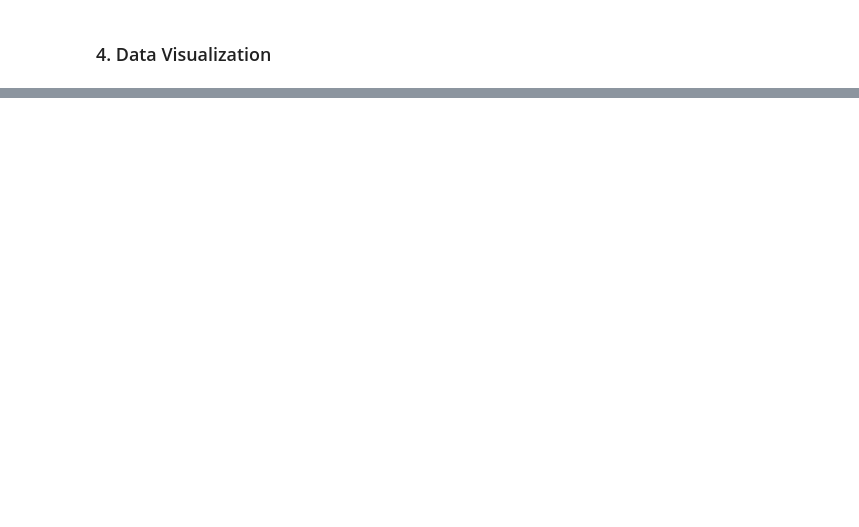
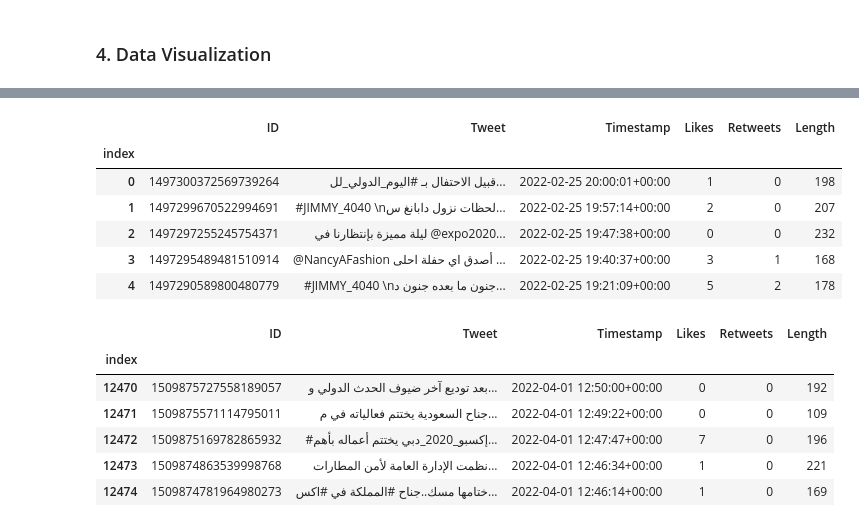
Before and after one commit to dalalbinhumaid/expo-2020-sentiment-analysis, a Jupyter notebook: tweets-collection.ipynb, the cells around one changed output, grey strips where cells are left out. Drawn from its saved outputs; the diff is of its cells as text; code cells hidden in the pictures; blank space fills up the shorter version.

Commit message:
Update on data cleaning

```diff
--- a/tweets-collection.ipynb
+++ b/tweets-collection.ipynb
@@ -160,0 +161,43 @@ plt.show()
+# %%
+tweets1 = pd.read_csv('tweets1.csv')
+tweets2 = pd.read_csv('tweets3.csv')
+tweets3 = pd.read_csv('tweets327.csv')
+tweets4 = pd.read_csv('tweets1439.csv')
+tweets5 = pd.read_csv('tweets526.csv')
+tweets6 = pd.read_csv('tweets546.csv')
+tweets7 = pd.read_csv('tweets129.csv')
+
+
+tweets1 = tweets1.drop(['Unnamed: 0'], axis=1)
+tweets2 = tweets2.drop(['Unnamed: 0'], axis=1)
+tweets3 = tweets3.drop(['index'], axis=1)
+tweets4 = tweets4.drop(['index'], axis=1)
+tweets5 = tweets5.drop(['index'], axis=1)
+tweets6 = tweets6.drop(['index'], axis=1)
+tweets7 = tweets7.drop(['index'], axis=1)
+
+
+frames = [tweets1, tweets2, tweets3, tweets4, tweets5, tweets6, tweets7]
+final_tweets = pd.concat(frames)  # append the data frame to the previous one
+final_tweets.insert(0, 'index', range(0, len(final_tweets)))
+final_tweets = final_tweets.set_index('index')
+
+display(final_tweets.head())
+display(final_tweets.tail())
+
+final_tweets.to_csv('tweets_updated.csv')
+# %% [output]
+|  | ID | Tweet | Timestamp | Likes | Retweets | Length |
+| index |  |  |  |  |  |  |
+| 0 | 1497300372569739264 | قبيل الاحتفال بـ #اليوم_الدولي_لل... | 2022-02-25 20:00:01+00:00 | 1 | 0 | 198 |
+| 1 | 1497299670522994691 | #JIMMY_4040 \nلحظات نزول دابانغ س... | 2022-02-25 19:57:14+00:00 | 2 | 0 | 207 |
+| 2 | 1497297255245754371 | ليلة مميزة بإنتظارنا في @expo2020... | 2022-02-25 19:47:38+00:00 | 0 | 0 | 232 |
+| 3 | 1497295489481510914 | @NancyAFashion أصدق اي حفلة احلى ... | 2022-02-25 19:40:37+00:00 | 3 | 1 | 168 |
+| 4 | 1497290589800480779 | #JIMMY_4040 \nجنون ما بعده جنون د... | 2022-02-25 19:21:09+00:00 | 5 | 2 | 178 |
+|  | ID | Tweet | Timestamp | Likes | Retweets | Length |
+| index |  |  |  |  |  |  |
+| 12470 | 1509875727558189057 | بعد توديع آخر ضيوف الحدث الدولي و... | 2022-04-01 12:50:00+00:00 | 0 | 0 | 192 |
+| 12471 | 1509875571114795011 | جناح السعودية يختتم فعالياته في م... | 2022-04-01 12:49:22+00:00 | 0 | 0 | 109 |
+| 12472 | 1509875169782865932 | #إكسبو_2020_دبي يختتم أعماله بأهم... | 2022-04-01 12:47:47+00:00 | 7 | 0 | 196 |
+| 12473 | 1509874863539998768 | نظمت الإدارة العامة لأمن المطارات... | 2022-04-01 12:46:34+00:00 | 1 | 0 | 221 |
+| 12474 | 1509874781964980273 | ختامها مسك..جناح #المملكة في #اكس... | 2022-04-01 12:46:14+00:00 | 1 | 0 | 169 |
```
Also changed, not shown: parts of 5 cells of this notebook, 5 other files.
